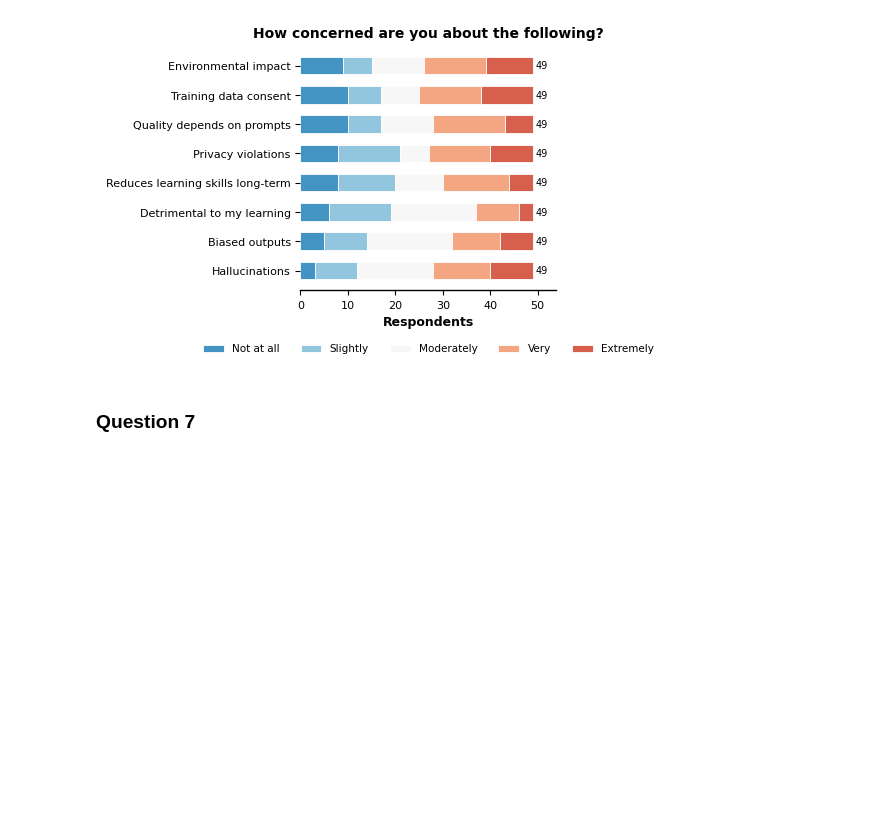
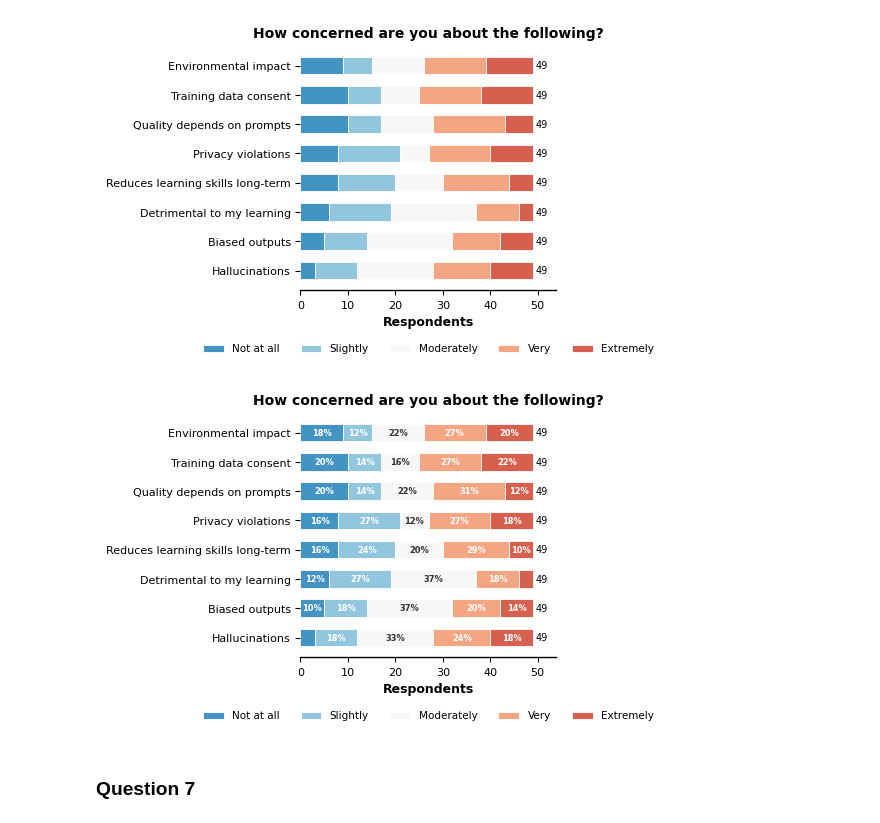
Before and after one commit to FMZennaro/UPED602E, a Jupyter notebook: General Analysis.ipynb, the cells around one changed output. Drawn from its saved outputs; the diff is of its cells as text; code cells hidden in the pictures; blank space fills up the shorter version.

```diff
--- a/General Analysis.ipynb
+++ b/General Analysis.ipynb
@@ -475,6 +562,106 @@ plt.savefig('Q6.png', dpi=300, bbox_inches='tight')
 plt.show()
 # %% [output]
 [figure]
+# %%
+import textwrap
+import matplotlib.pyplot as plt
+import numpy as np
+
+labels = [
+    'Hallucinations',
+    'Biased outputs',
+    'Detrimental to my learning',
+    'Reduces learning skills long-term',
+    'Privacy violations',
+    'Quality depends on prompts',
+    'Training data consent',
+    'Environmental impact',
+]
+full_labels = [
+    'AI outputs are affected by hallucinations',
+    'AI outputs are biased',
+    'AI is detrimental to my learning in this course',
+    'In the long run, AI will reduce my learning skills',
+    'AI tools might violate my privacy',
+    'AI outputs are dependent on the quality of prompts',
+    'AI models use data for training without the authors\' consent',
+    'AI has a negative impact on the environment',
+]
+categories = ['Not at all', 'Slightly', 'Moderately', 'Very', 'Extremely']
+colors = ['#4393c3', '#92c5de', '#f7f7f7', '#f4a582', '#d6604d']
+
+cols = [df.iloc[:, i] for i in range(28, 36)]
+
+# Build data matrix
+data = []
+for col in cols:
+    counts = col.value_counts().reindex(
+        ['No at all concerned', 'Slightly concerned', 'Moderately concerned',
+         'Very concerned', 'Extremely concerned'],
+        fill_value=0
+    )
+    data.append(counts.values)
+data = np.array(data)
+
+row_totals = data.sum(axis=1, keepdims=True)
+pct_data   = data / row_totals * 100
+
+fig, ax = plt.subplots(figsize=(5, 3.5))
+y_pos = np.arange(len(labels))
+lefts = np.zeros(len(labels))
+bars = []
+
+for j, (cat, color) in enumerate(zip(categories, colors)):
+    b = ax.barh(
+        y_pos, data[:, j], left=lefts,
+        color=color, edgecolor='white',
+        linewidth=0.6, height=0.6, label=cat,
+    )
+    bars.append(b)
+
+    # Percentage labels inside each segment
+    for i in range(len(labels)):
+        pct = pct_data[i, j]
+        seg_width = data[i, j]
+        if pct >= 8:
+            x_center = lefts[i] + seg_width / 2
+            txt_color = '#333333' if color == '#f7f7f7' else 'white'
+            ax.text(
+                x_center, i, f'{pct:.0f}%',
+                va='center', ha='center',
+                fontsize=6, color=txt_color, fontweight='bold',
+            )
+
+    lefts += data[:, j]
+
+# Total count labels
+for i, total in enumerate(data.sum(axis=1)):
+    ax.text(total + 0.5, i, str(int(total)),
+            va='center', ha='left', fontsize=7)
+
+ax.set_yticks(y_pos)
+ax.set_yticklabels(labels, fontsize=8)
+ax.set_xlabel('Respondents', fontsize=9, fontweight='bold')
+ax.set_title('How concerned are you about the following?',
+    fontsize=10, fontweight='bold', pad=6,
+)
+ax.tick_params(axis='x', labelsize=8)
+ax.spines['top'].set_visible(False)
+ax.spines['right'].set_visible(False)
+ax.spines['left'].set_visible(False)
+ax.spines['bottom'].set_linewidth(1.0)
+ax.legend(
+    categories,
+    loc='upper center',
+    bbox_to_anchor=(0.5, -0.18),
+    ncol=5, fontsize=7.5, frameon=False,
+)
+ax.set_xlim(0, data.sum(axis=1).max() * 1.1)
+plt.tight_layout(pad=0.5)
+plt.savefig('Q6.png', dpi=300, bbox_inches='tight')
+plt.show()
+# %% [output]
+[figure, added]
 # %% [markdown]
 ### Question 7
 # %%
```
Also changed, not shown: parts of 1 cell of this notebook, 2 other files.
